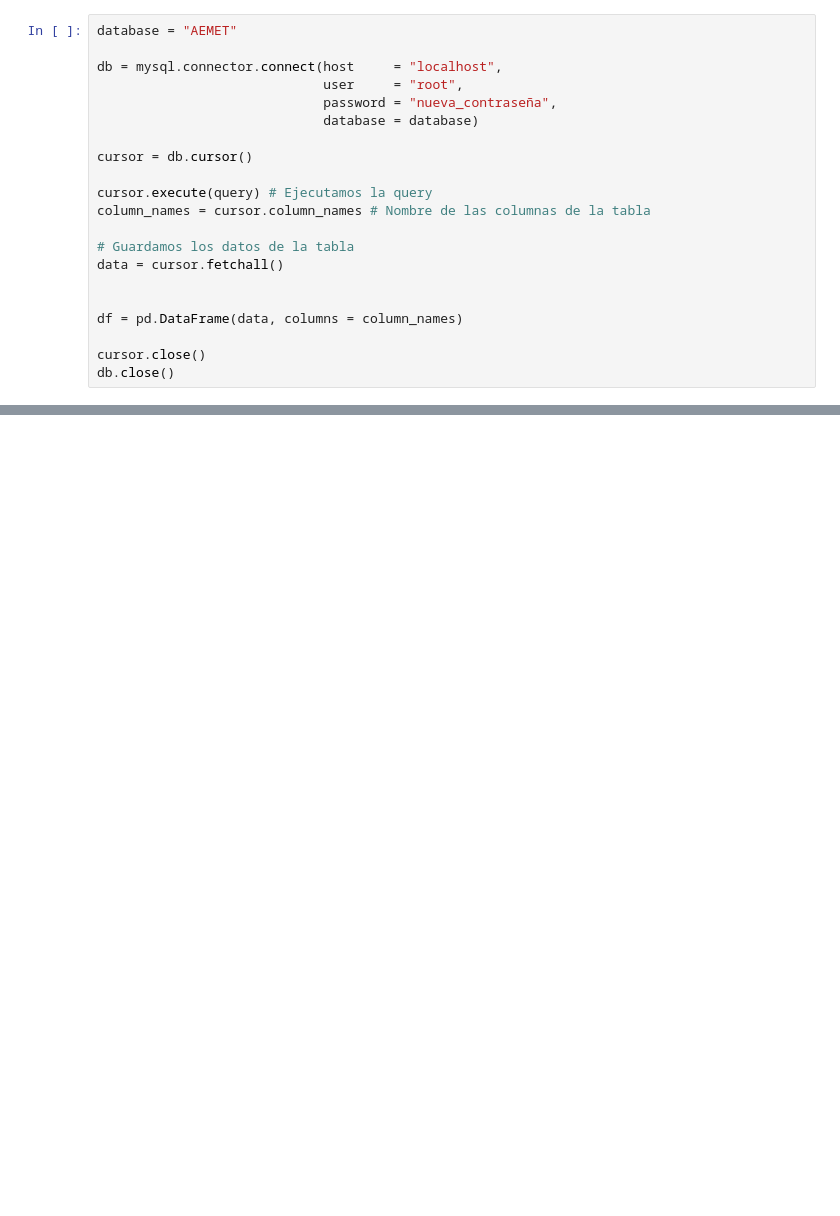
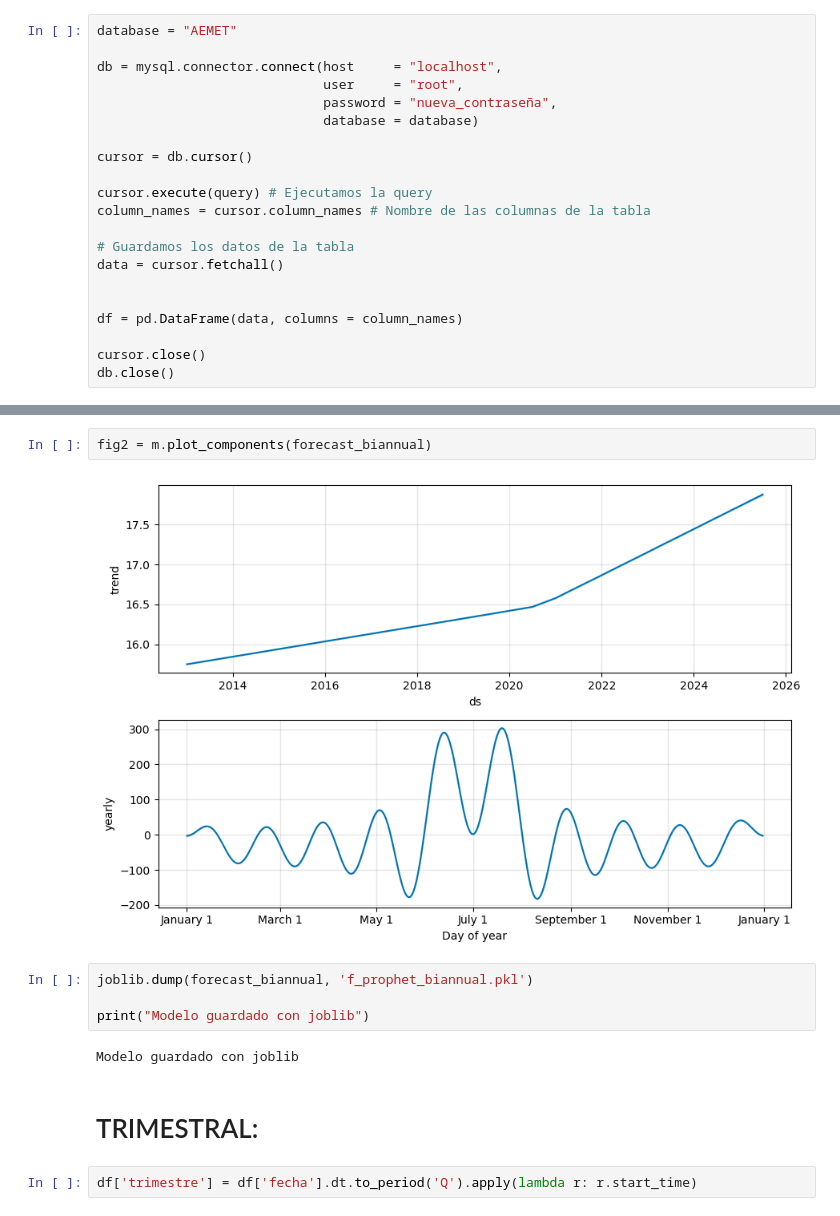
Before and after one commit to ppswns1988/pfbaemet, a Jupyter notebook: Facebook Prophet.ipynb, the cells around one changed output, grey strips where cells are left out. Cells and saved outputs as stored; diff of their text form; blank space fills up the shorter version.

```diff
--- a/Facebook Prophet.ipynb
+++ b/Facebook Prophet.ipynb
@@ -89,0 +150,14 @@ plt.show()
+# %%
+fig2 = m.plot_components(forecast_biannual)
+# %% [output]
+[figure, added]
+# %%
+joblib.dump(forecast_biannual, 'f_prophet_biannual.pkl')
+
+print("Modelo guardado con joblib")
+# %% [output]
+Modelo guardado con joblib
+# %% [markdown]
+# TRIMESTRAL:
+# %%
+df['trimestre'] = df['fecha'].dt.to_period('Q').apply(lambda r: r.start_time)
```
Also changed, not shown: parts of 48 cells of this notebook, 7 other files.
